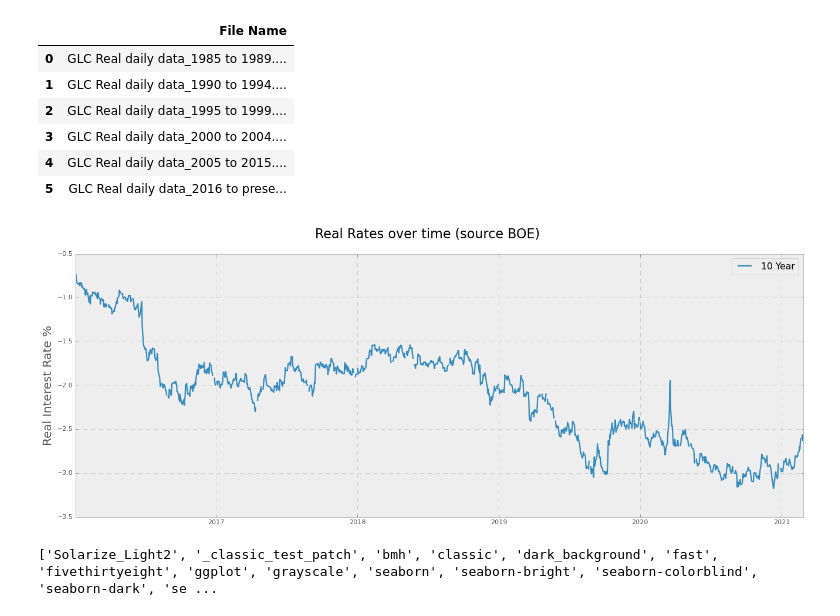
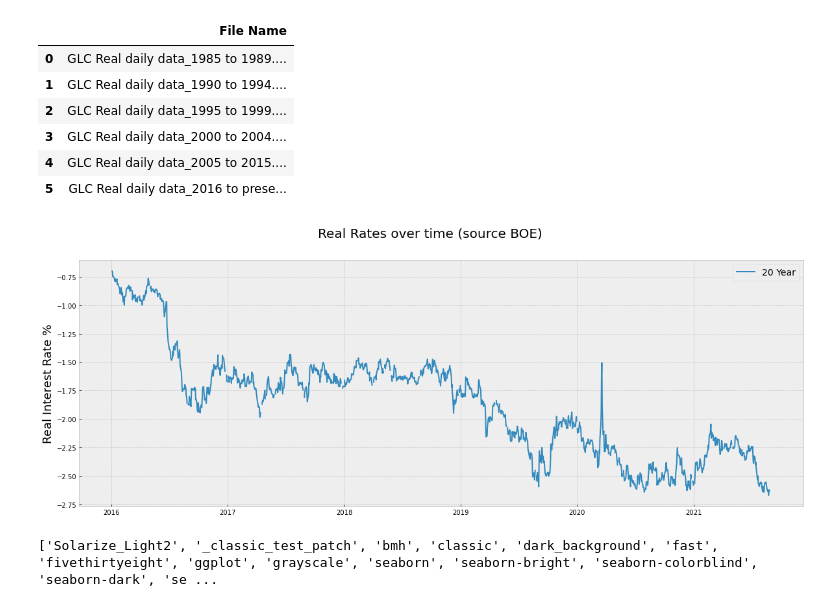
Before and after one commit to gowen100/Public-Code, a Jupyter notebook: BOE_real_rates.ipynb, the cells around one changed output. Cells and saved outputs as stored; diff of their text form; code cells hidden in the pictures.

```diff
--- a/BOE_real_rates.ipynb
+++ b/BOE_real_rates.ipynb
@@ -39,17 +39,17 @@ zipfile.close()
 # %%
 #plot 5-20 year movements
 plt.style.use('bmh')
 fig,ax = plt.subplots(figsize=(20,7))
 fig.suptitle("Real Rates over time (source BOE)",fontsize=20)
 #ax.plot(data[5.0][2:],label="5 Year")
-ax.plot(data[10.0][2:],label="10 Year")
+#ax.plot(data[10.0][2:],label="10 Year")
 #ax.plot(data[15.0][2:],label="15 Year")
-#ax.plot(data[20.0][2:],label="20 Year")
+ax.plot(data[20.0][2:],label="20 Year")
 plt.legend(loc=1, prop={'size': 14})
 ylabel = ax.set_ylabel('Real Interest Rate %')
 ylabel.set_fontsize(18)
 # %% [output]
-[figure, old version]
+[figure, new version]
 # %%
 print(plt.style.available)
 # %% [output]
```
